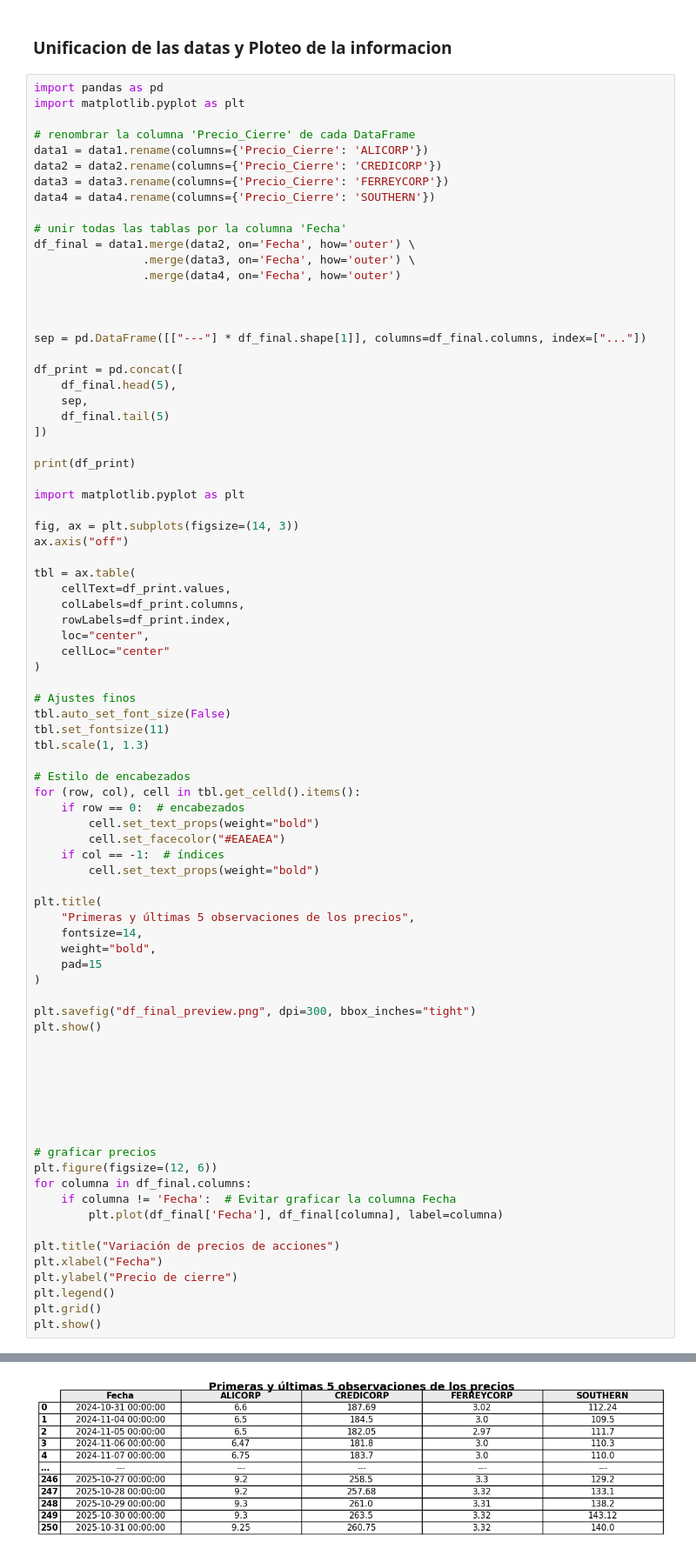
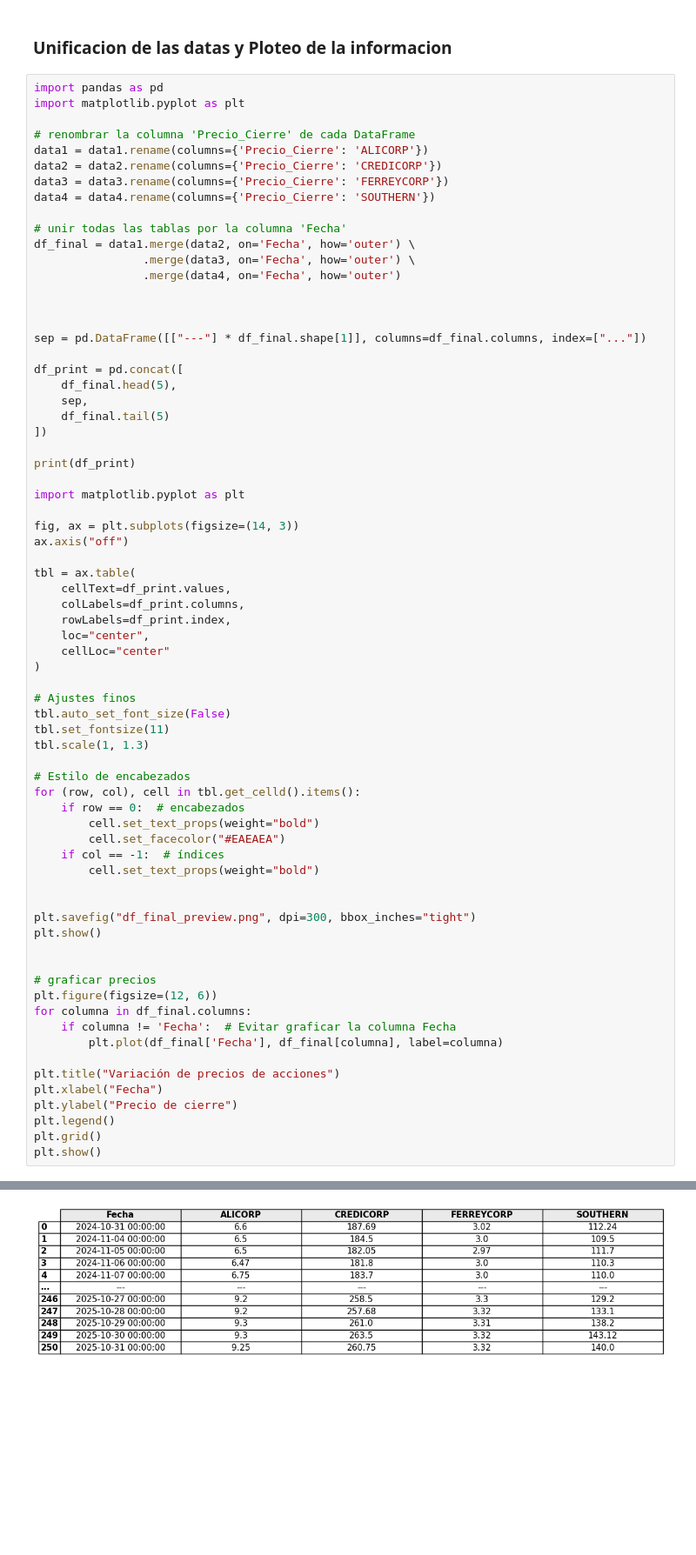
Before and after one commit to CeSaRLoPeZArTeAgA/PROBLEMAS-EN-LA-INDUSTRIA, a Jupyter notebook: DATA_BVL/EDA.ipynb, the cells around one changed output, grey strips where cells are left out. Shown at 87% size. Cells and saved outputs as stored; diff of their text form; blank space fills up the shorter version.

```diff
--- a/DATA_BVL/EDA.ipynb
+++ b/DATA_BVL/EDA.ipynb
@@ -326,47 +326,36 @@ for (row, col), cell in tbl.get_celld().items():
     if col == -1:  # índices
         cell.set_text_props(weight="bold")
 
-plt.title(
-    "Primeras y últimas 5 observaciones de los precios",
-    fontsize=14,
-    weight="bold",
-    pad=15
-)
 
 plt.savefig("df_final_preview.png", dpi=300, bbox_inches="tight")
 plt.show()
-
-
-
-
-
 
 
 # graficar precios
 plt.figure(figsize=(12, 6))
 for columna in df_final.columns:
     if columna != 'Fecha':  # Evitar graficar la columna Fecha
         plt.plot(df_final['Fecha'], df_final[columna], label=columna)
 
 plt.title("Variación de precios de acciones")
 plt.xlabel("Fecha")
 plt.ylabel("Precio de cierre")
 plt.legend()
 plt.grid()
 plt.show()
 # %% [output]
                    Fecha ALICORP CREDICORP FERREYCORP SOUTHERN
 0    2024-10-31 00:00:00     6.6    187.69       3.02   112.24
 1    2024-11-04 00:00:00     6.5     184.5        3.0    109.5
 2    2024-11-05 00:00:00     6.5    182.05       2.97    111.7
 3    2024-11-06 00:00:00    6.47     181.8        3.0    110.3
 4    2024-11-07 00:00:00    6.75     183.7        3.0    110.0
 ...                  ---     ---       ---        ---      ---
 246  2025-10-27 00:00:00     9.2     258.5        3.3    129.2
 247  2025-10-28 00:00:00     9.2    257.68       3.32    133.1
 248  2025-10-29 00:00:00     9.3     261.0       3.31    138.2
 249  2025-10-30 00:00:00     9.3     263.5       3.32   143.12
 250  2025-10-31 00:00:00    9.25    260.75       3.32    140.0
-[figure, old version]
+[figure, new version]
 [figure]
 # %% [markdown]
```
Also changed, not shown: parts of 1 cell of this notebook.
